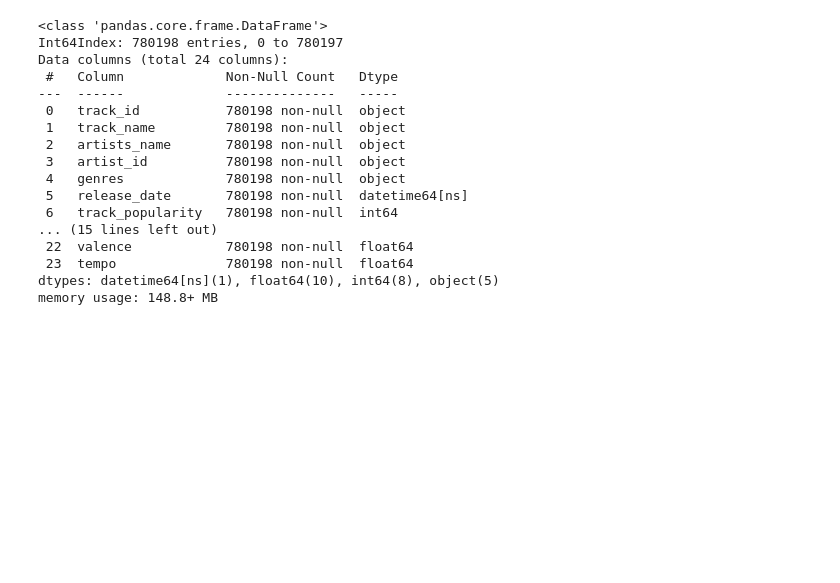
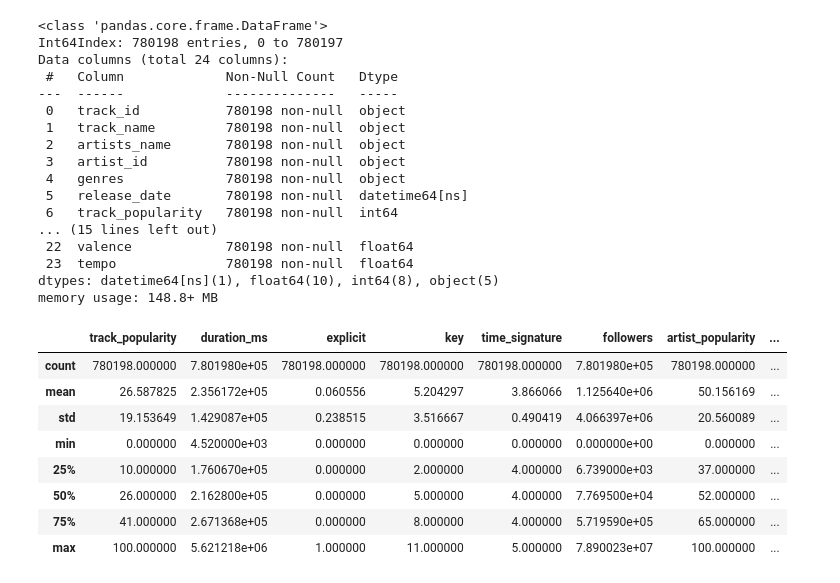
Before and after one commit to halmasieh/Spotify_Analysis, a Jupyter notebook: spotify_etl.ipynb, the cells around one changed output. Drawn from its saved outputs; the diff is of its cells as text; code cells hidden in the pictures; blank space fills up the shorter version.

Commit message:
Adding stats

```diff
--- a/spotify_etl.ipynb
+++ b/spotify_etl.ipynb
@@ -6,9 +6,9 @@ import numpy as np
 # Merge datarames with tracks, missing tracks, playlists, and artists
 # %%
 # Load files:
-tracks_path = ("Resources/cleaned_tracks.csv")
-missing_path = ("Resources/new_tracks.csv.gz")
-playlists_path = ("Resources/playlist_frequency.csv")
+tracks_path = ("../Resources/cleaned_tracks.csv")
+missing_path = ("../Resources/new_tracks.csv.gz")
+playlists_path = ("../Resources/playlist_frequency.csv")
 artists = ("../spotify_data/artists.csv")
 # %%
 # Read files into DataFrames
@@ -967,3 +967,17 @@ Data columns (total 24 columns):
  23  tempo              780198 non-null  float64
 dtypes: datetime64[ns](1), float64(10), int64(8), object(5)
 memory usage: 148.8+ MB
+# %%
+# Get stats
+spotify_stats = pd.DataFrame(full_spotify_df.describe())
+spotify_stats
+# %% [output]
+|  | track_popularity | duration_ms | explicit | key | time_signature | followers | artist_popularity | ... |
+| count | 780198.000000 | 7.801980e+05 | 780198.000000 | 780198.000000 | 780198.000000 | 7.801980e+05 | 780198.000000 | ... |
+| mean | 26.587825 | 2.356172e+05 | 0.060556 | 5.204297 | 3.866066 | 1.125640e+06 | 50.156169 | ... |
+| std | 19.153649 | 1.429087e+05 | 0.238515 | 3.516667 | 0.490419 | 4.066397e+06 | 20.560089 | ... |
+| min | 0.000000 | 4.520000e+03 | 0.000000 | 0.000000 | 0.000000 | 0.000000e+00 | 0.000000 | ... |
+| 25% | 10.000000 | 1.760670e+05 | 0.000000 | 2.000000 | 4.000000 | 6.739000e+03 | 37.000000 | ... |
+| 50% | 26.000000 | 2.162800e+05 | 0.000000 | 5.000000 | 4.000000 | 7.769500e+04 | 52.000000 | ... |
+| 75% | 41.000000 | 2.671368e+05 | 0.000000 | 8.000000 | 4.000000 | 5.719590e+05 | 65.000000 | ... |
+| max | 100.000000 | 5.621218e+06 | 1.000000 | 11.000000 | 5.000000 | 7.890023e+07 | 100.000000 | ... |
```
Also changed, not shown: parts of 1 cell of this notebook.
